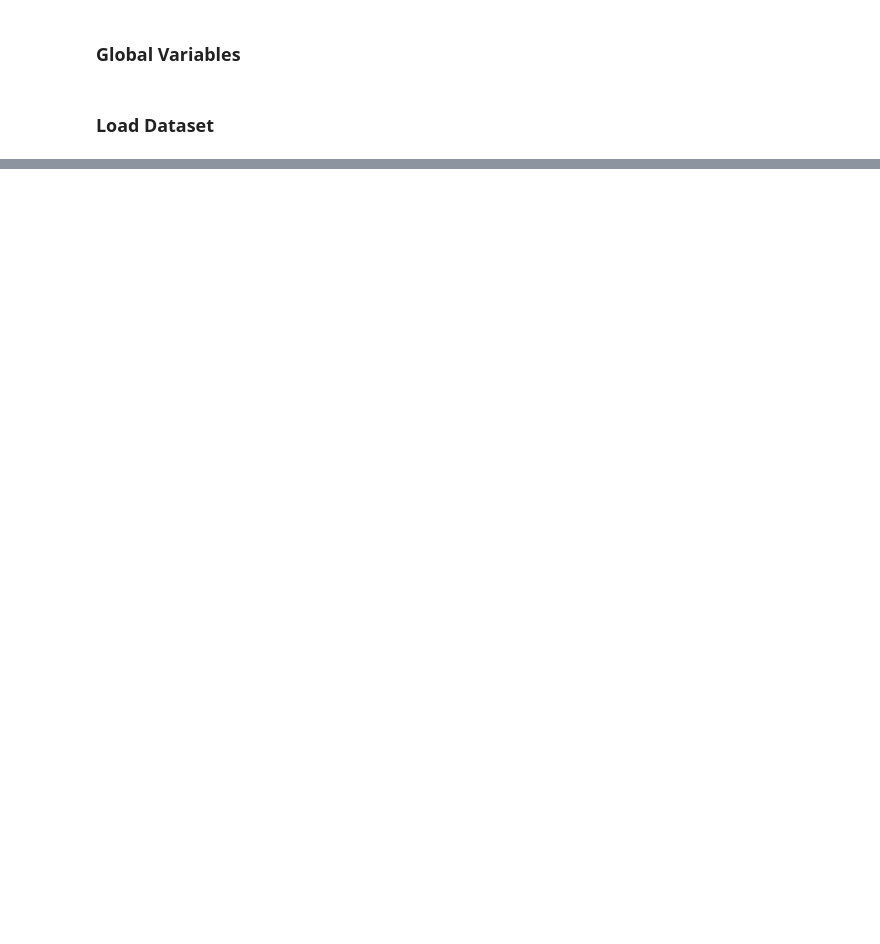
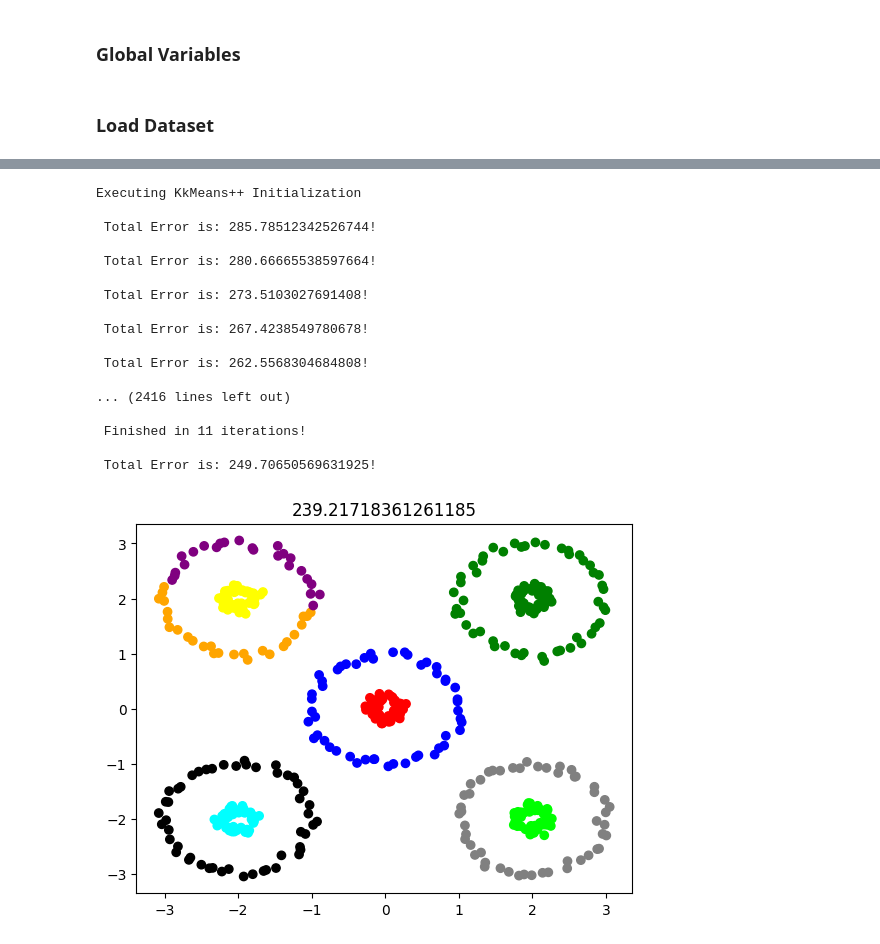
Before and after one commit to gvardakas/global-kernel-k-means-pp, a Jupyter notebook: Kernel k-means.ipynb, the cells around one changed output, grey strips where cells are left out. Cells and saved outputs as stored; diff of their text form; code cells hidden in the pictures; blank space fills up the shorter version.

```diff
--- a/Kernel k-means.ipynb
+++ b/Kernel k-means.ipynb
@@ -54,3 +117,25 @@ plt.show()
 # %%
 kernelKMeansPP =  KernelKMeansPP()
-kernelKMeansPP.kernel_kmeans_pp(X, 2, kernel_matrix, method='KkMeans')
+min_total_error, best_partition = kernelKMeansPP.kernel_kmeans_pp(X, 10, kernel_matrix, n_init=100, method='KkMeans++')
+plt.scatter(X[:, 0], X[:, 1], c=best_partition, cmap=ListedColormap(colors))
+plt.title(min_total_error)
+plt.show()
+# %% [output]
+Executing KkMeans++ Initialization
+
+ Total Error is: 285.78512342526744!
+
+ Total Error is: 280.66665538597664!
+
+ Total Error is: 273.5103027691408!
+
+ Total Error is: 267.4238549780678!
+
+ Total Error is: 262.5568304684808!
+
+... (2416 lines left out)
+
+ Finished in 11 iterations!
+
+ Total Error is: 249.70650569631925!
+[figure, added]
```
Also changed, not shown: parts of 7 cells of this notebook, 1 other file.
